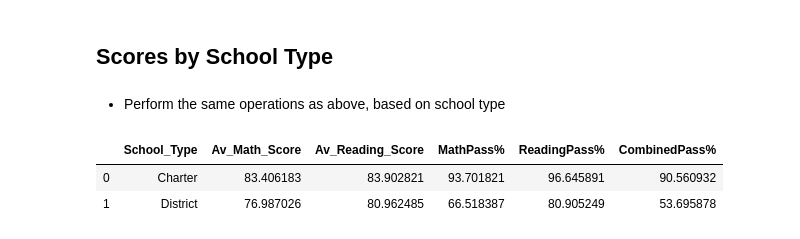
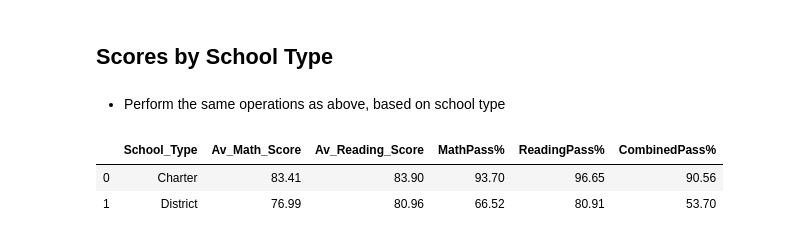
Before and after one commit to eobianyor/pandas-challenge, a Jupyter notebook: PyCitySchools/PyCitySchools_starter.ipynb, the cells around one changed output. Saved outputs shown, nothing was run; the diff lists cells and outputs as text; code cells hidden in the pictures.

```diff
--- a/PyCitySchools/PyCitySchools_starter.ipynb
+++ b/PyCitySchools/PyCitySchools_starter.ipynb
@@ -462,33 +455,42 @@ School_Type = school_and_student_data_complete['type'].unique()
 
 # Charter school numbers
 charter_school_df = school_and_student_data_complete[school_and_student_data_complete.type=='Charter']
 AvMathScoreCharter = charter_school_df['math_score'].mean()
 AvReadingScoreCharter = charter_school_df['reading_score'].mean()
 MathPass_Charter_df = charter_school_df[charter_school_df.math_score>=70]
 MathPassPercentageCharter = ((MathPass_Charter_df['student_name'].count())/(charter_school_df['student_name'].count()) * 100)
 ReadingPass_Charter_df = charter_school_df[charter_school_df.reading_score>=70]
 ReadingPassPercentageCharter = ((ReadingPass_Charter_df['student_name'].count())/(charter_school_df['student_name'].count()) * 100)
 OverallPass_Charter_df = charter_school_df[(charter_school_df.math_score>=70) & (charter_school_df.reading_score>=70)]
 OverallPassPercentageCharter = ((OverallPass_Charter_df['student_name'].count())/(charter_school_df['student_name'].count()) * 100)
 SchoolType_Summary_list = [['Charter', AvMathScoreCharter, AvReadingScoreCharter, MathPassPercentageCharter, ReadingPassPercentageCharter, OverallPassPercentageCharter]]
 
 # District school numbers
 District_school_df = school_and_student_data_complete[school_and_student_data_complete.type=='District']
 AvMathScoreDistrict = District_school_df['math_score'].mean()
 AvReadingScoreDistrict = District_school_df['reading_score'].mean()
 MathPass_District_df = District_school_df[District_school_df.math_score>=70]
 MathPassPercentageDistrict = ((MathPass_District_df['student_name'].count())/(District_school_df['student_name'].count()) * 100)
 ReadingPass_District_df = District_school_df[District_school_df.reading_score>=70]
 ReadingPassPercentageDistrict = ((ReadingPass_District_df['student_name'].count())/(District_school_df['student_name'].count()) * 100)
 OverallPass_District_df = District_school_df[(District_school_df.math_score>=70) & (District_school_df.reading_score>=70)]
 OverallPassPercentageDistrict = ((OverallPass_District_df['student_name'].count())/(District_school_df['student_name'].count()) * 100)
 SchoolType_Summary_list.append(['District', AvMathScoreDistrict, AvReadingScoreDistrict, MathPassPercentageDistrict, ReadingPassPercentageDistrict, OverallPassPercentageDistrict])
 
 
 # Create a district Summary data frame
 SchoolType_Summary_df = pd.DataFrame(SchoolType_Summary_list, columns=["School_Type", "Av_Math_Score", "Av_Reading_Score", "MathPass%", "ReadingPass%", "CombinedPass%"])
-SchoolType_Summary_df
+
+# Create a copy of data frame with formating for report
+SchoolType_Summary_df_report = SchoolType_Summary_df
+SchoolType_Summary_df_report.loc[:,'Av_Math_Score'] = SchoolType_Summary_df_report['Av_Math_Score'].astype(float).map("{:,.2f}".format)
+SchoolType_Summary_df_report.loc[:,'Av_Reading_Score'] = SchoolType_Summary_df_report['Av_Reading_Score'].astype(float).map("{:,.2f}".format)
+SchoolType_Summary_df_report.loc[:,'MathPass%'] = SchoolType_Summary_df_report['MathPass%'].astype(float).map("{:,.2f}".format)
+SchoolType_Summary_df_report.loc[:,'ReadingPass%'] = SchoolType_Summary_df_report['ReadingPass%'].astype(float).map("{:,.2f}".format)
+SchoolType_Summary_df_report.loc[:,'CombinedPass%'] = SchoolType_Summary_df_report['CombinedPass%'].astype(float).map("{:,.2f}".format)
+
+SchoolType_Summary_df_report
 # %% [output]
 |  | School_Type | Av_Math_Score | Av_Reading_Score | MathPass% | ReadingPass% | CombinedPass% |
-| 0 | Charter | 83.406183 | 83.902821 | 93.701821 | 96.645891 | 90.560932 |
-| 1 | District | 76.987026 | 80.962485 | 66.518387 | 80.905249 | 53.695878 |
+| 0 | Charter | 83.41 | 83.90 | 93.70 | 96.65 | 90.56 |
+| 1 | District | 76.99 | 80.96 | 66.52 | 80.91 | 53.70 |
```
Also changed, not shown: parts of 6 cells of this notebook.
